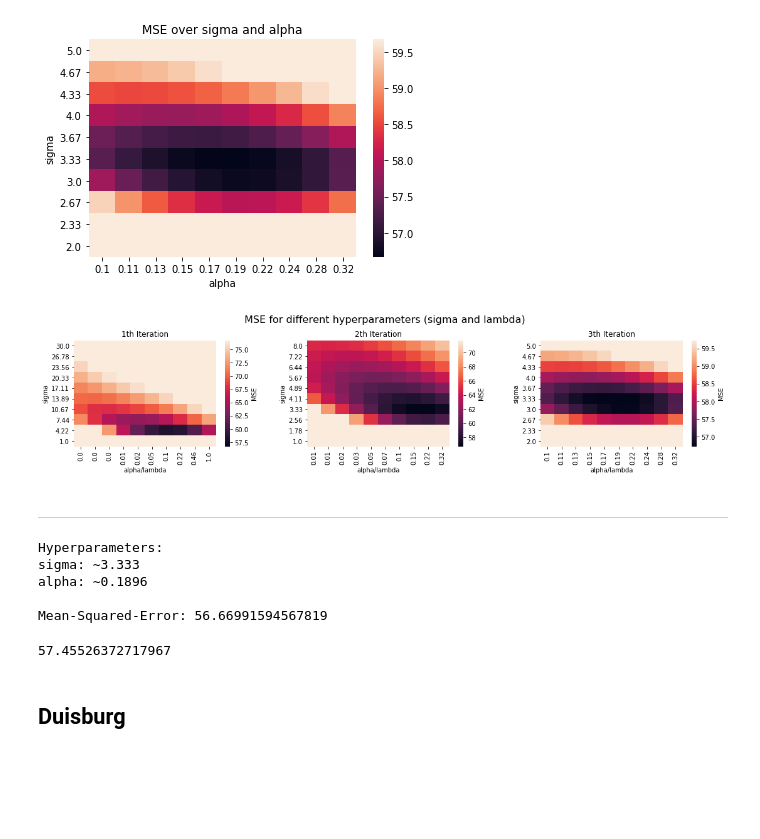
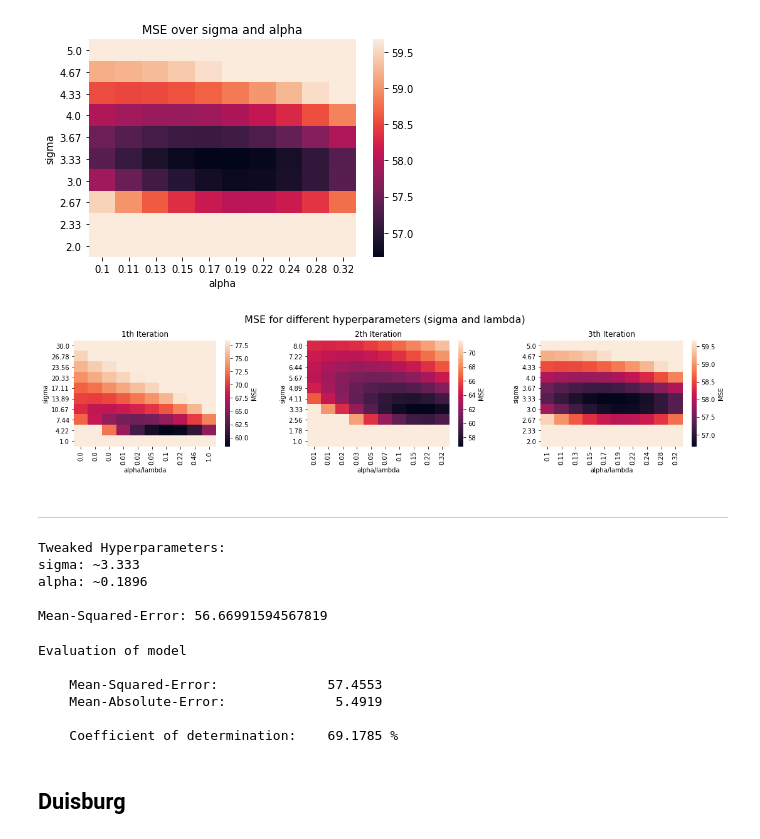
Before and after one commit to mogottsch/dsml_2020_magma, a Jupyter notebook: 3_predictive_analytics/Radial Basis Function.ipynb, the cells around one changed output. Drawn from its saved outputs; the diff is of its cells as text; code cells hidden in the pictures; blank space fills up the shorter version.

```diff
--- a/3_predictive_analytics/Radial Basis Function.ipynb
+++ b/3_predictive_analytics/Radial Basis Function.ipynb
@@ -132,3 +144,0 @@ errors_2 = calc_errors(sigma_range, alpha_range)
-# %%
-vmin = errors_2.values.min()
-vmin
@@ -151,16 +164,16 @@ plt.show()
 sigma_range = np.linspace(2, 5, 10)
 alpha_range = np.logspace(-1, -0.5, 10)
 
-errors_3 = calc_errors(sigma_range, alpha_range)
+ma_errors_3 = calc_errors(sigma_range, alpha_range)
 # %%
-vmin = errors_3.values.min()
-vmin
+ma_vmin_3 = errors_3.values.min()
+ma_vmin_3
 # %% [output]
 56.66991594567819
 # %%
-ax = sns.heatmap(errors_3, vmin=vmin, vmax=vmin+3,
-                 xticklabels=errors_3.columns.values.round(2),
-                 yticklabels=errors_3.index.values.round(2))
+ax = sns.heatmap(ma_errors_3, vmin=ma_vmin_3, vmax=ma_vmin_3+3,
+                 xticklabels=ma_errors_3.columns.values.round(2),
+                 yticklabels=ma_errors_3.index.values.round(2))
 ax.set_xlabel('alpha')
 ax.set_ylabel('sigma')
 ax.set_title('MSE over sigma and alpha')
@@ -171,42 +184,42 @@ plt.show()
 # %%
 fig,axes = plt.subplots(nrows=1, ncols=3 ,figsize=(16,4))
 
-data = [errors_1, errors_2, errors_3]
+data = [ma_errors_1, ma_errors_2, ma_errors_3]
 color_range = [20, 15, 3]
 
 for i, ax in enumerate(axes):
-    vmin = errors_2.values.min()
+    vmin = data[i].values.min()
     ax = sns.heatmap(data[i], vmin=vmin, vmax=vmin+color_range[i],
                  xticklabels=data[i].columns.values.round(2),
                  yticklabels=data[i].index.values.round(2), ax=ax,
                 cbar_kws={'label': 'MSE'})
     ax.set_ylabel('sigma')
     ax.set_xlabel('alpha/lambda')
     ax.set_title('{}th Iteration'.format(i+1))
 
 fig.suptitle('MSE for different hyperparameters (sigma and lambda)', fontsize=16)
 
 fig.tight_layout(pad=3)
 
 plt.show()
 # %% [output]
-[figure, old version]
+[figure, new version]
 # %% [markdown]
 ---
 # %%
-errors_3_arr = errors_3.values
-best_alpha_ind, best_alpha_ind = np.unravel_index(errors_3_arr.argmin(), errors_3_arr.shape)
-best_alpha = errors_3.columns[best_alpha_ind]
-best_sigma = errors_3.index[best_sigma_ind]
+ma_errors_3_arr = ma_errors_3.values
+best_sigma_ind, best_alpha_ind = np.unravel_index(ma_errors_3_arr.argmin(), ma_errors_3_arr.shape)
+best_alpha = ma_errors_3.columns[best_alpha_ind]
+best_sigma = ma_errors_3.index[best_sigma_ind]
 
-print("""Hyperparameters:
+print("""Tweaked Hyperparameters:
 sigma: ~{:.4}
 alpha: ~{:.4f}
 
 Mean-Squared-Error: {}
-""".format(best_sigma, best_alpha, errors_3_arr.min()))
+""".format(best_sigma, best_alpha, ma_errors_3_arr.min()))
 # %% [output]
-Hyperparameters:
+Tweaked Hyperparameters:
 sigma: ~3.333
 alpha: ~0.1896
 
@@ -215,9 +228,14 @@ Mean-Squared-Error: 56.66991594567819
 # tweaked_model = rbf_ridge_model(best_sigma, best_alpha)
 # hard-coded to prevent rerunning all the time
 tweaked_model = rbf_ridge_model(3.333333333333333, 0.1895735652406376)
-mean_squared_error(tweaked_model.predict(X_test), y_test)
+evaluate_model(tweaked_model)
 # %% [output]
-57.45526372717967
+Evaluation of model
+
+    Mean-Squared-Error:              57.4553
+    Mean-Absolute-Error:              5.4919
+
+    Coefficient of determination:    69.1785 %
 # %% [markdown]
 ## Duisburg
 # %%
```
Also changed, not shown: parts of 24 cells of this notebook.
